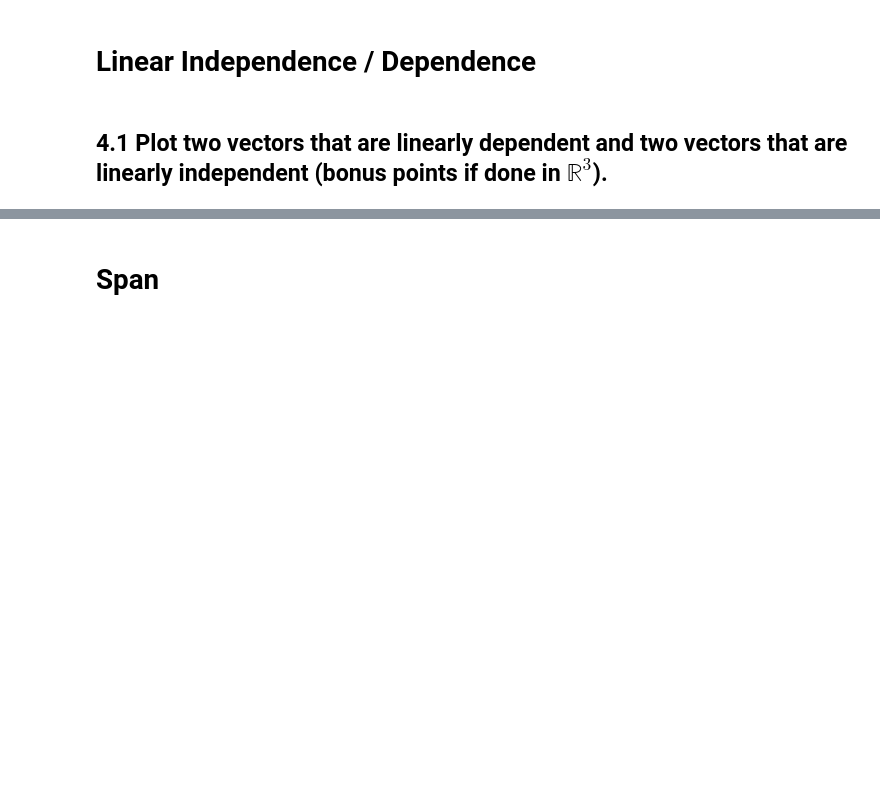
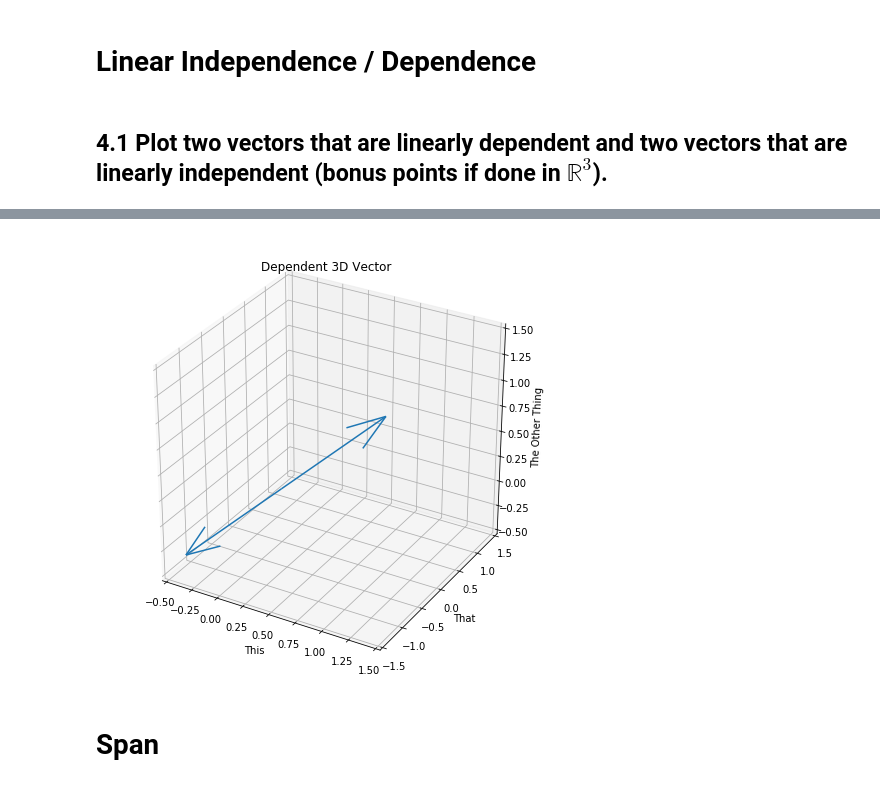
Before and after one commit to bloominstituteoftechnology/DS-Unit-1-Sprint-4-Linear-Algebra, a Jupyter notebook: module2-intermediate-linear-algebra/Intermediate_Linear_Algebra_Assignment.ipynb, the cells around one changed output, grey strips where cells are left out. Cells and saved outputs as stored; diff of their text form; code cells hidden in the pictures; blank space fills up the shorter version.

```diff
--- a/module2-intermediate-linear-algebra/Intermediate_Linear_Algebra_Assignment.ipynb
+++ b/module2-intermediate-linear-algebra/Intermediate_Linear_Algebra_Assignment.ipynb
@@ -59,3 +377,23 @@ f = \begin{bmatrix} 4 & 12 & 11 & 9 & 2 \end{bmatrix}
+# %%
+
+vectors = np.array([
+    [0, 0, 0, -1, 0, -1],
+    [0, 0, 0, 1, 0, 1]
+])
+Q, R, S, T, U, V = zip(*vectors)
+fig = plt.figure(figsize=(8,8))
+ax = fig.add_subplot(111, projection='3d')
+ax.quiver(Q, R, S, T, U, V, length=1)
+plt.title('Dependent 3D Vector')
+ax.set_xlim([-.5,1.5])
+ax.set_ylim([-1.5,1.5])
+ax.set_zlim([-.5,1.5])
+ax.set_zlabel('The Other Thing')
+ax.set_xlabel('This')
+ax.set_ylabel('That')
+plt.show()
+# %% [output]
+[figure, added]
 # %% [markdown]
 # Span
 # %% [markdown]
```
Also changed, not shown: parts of 46 cells of this notebook.
